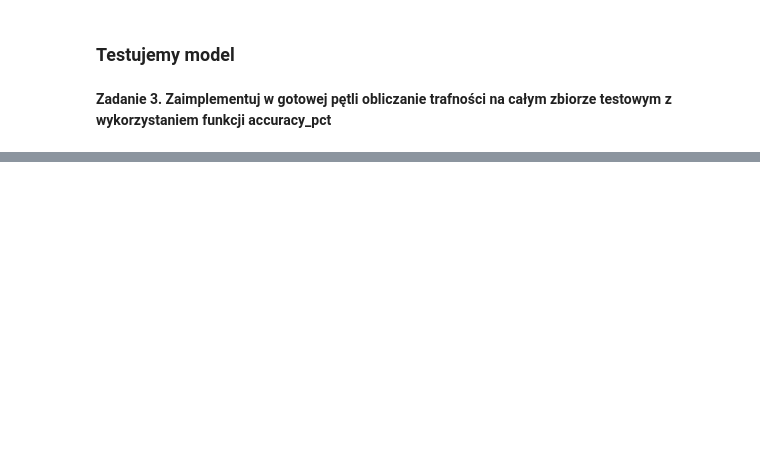
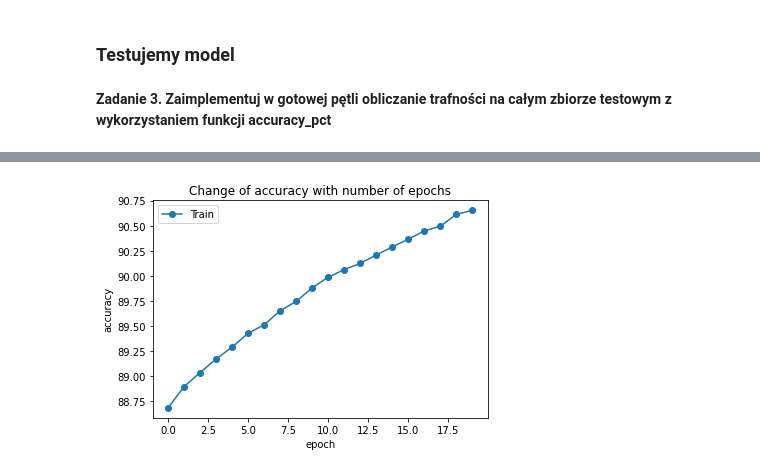
Before and after one commit to avengela/neural_networks_exercises, a Jupyter notebook: Deep learning/2. shallow_net_in_pytorch.ipynb, the cells around one changed output, grey strips where cells are left out. Cells and saved outputs as stored; diff of their text form; code cells hidden in the pictures; blank space fills up the shorter version.

```diff
--- a/Deep learning/2. shallow_net_in_pytorch.ipynb
+++ b/Deep learning/2. shallow_net_in_pytorch.ipynb
@@ -310,0 +317,10 @@ Test cost: 0.425, Test accuracy: 89.3%
+# %%
+plt.plot(eval_accu,'-o')
+plt.xlabel('epoch')
+plt.ylabel('accuracy')
+plt.legend(['Train'])
+plt.title('Change of accuracy with number of epochs')
+
+plt.show()
+# %% [output]
+[figure, added]
```
Also changed, not shown: parts of 9 cells of this notebook, 6 other files.
